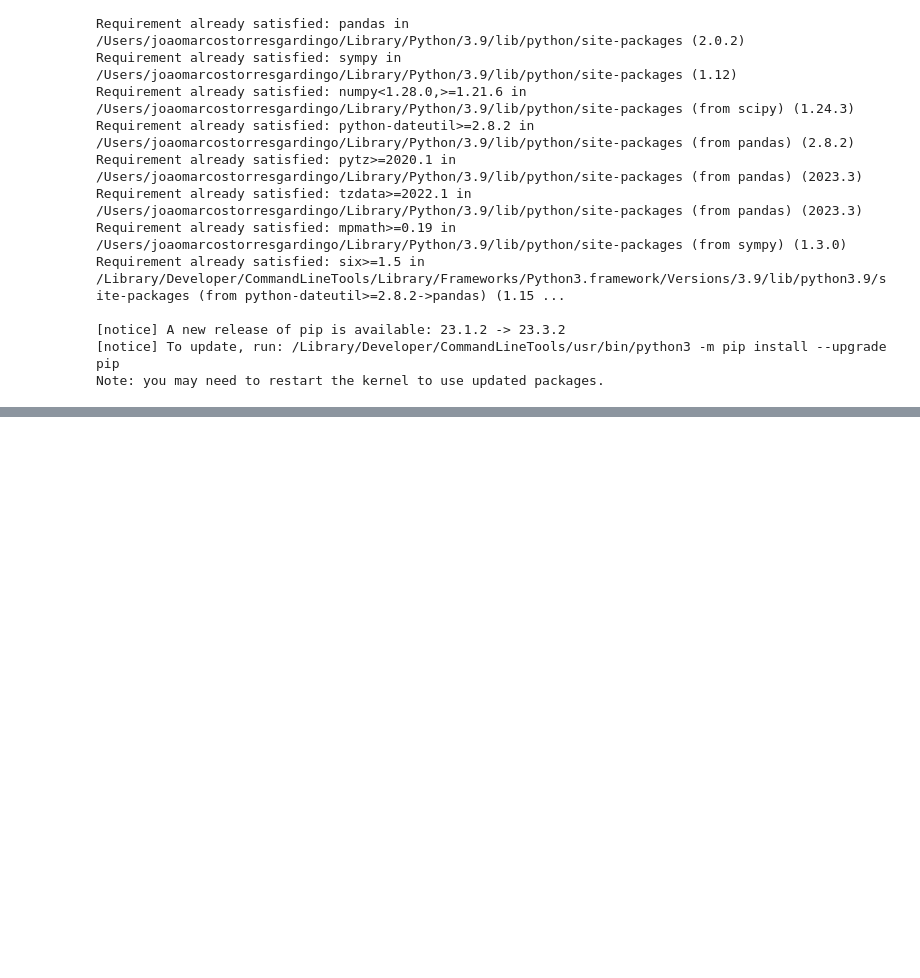
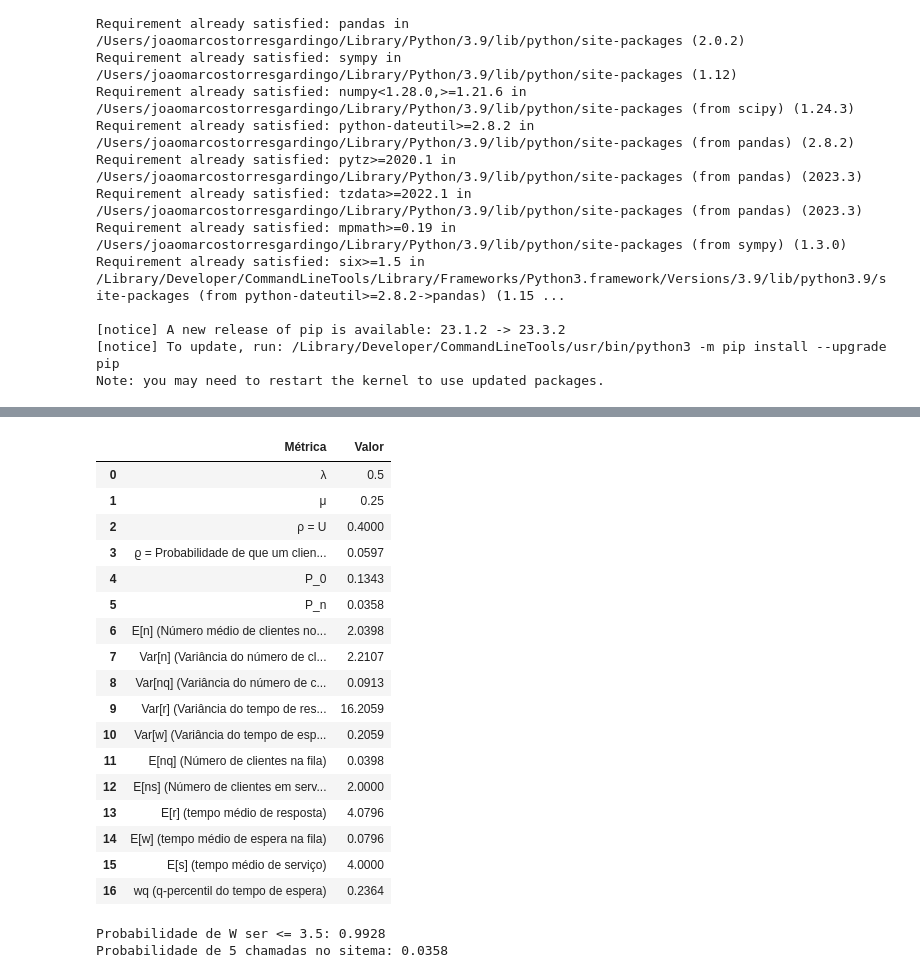
Before and after one commit to joaomarcostg/ADS, a Jupyter notebook: p2.ipynb, the cells around one changed output, grey strips where cells are left out. Drawn from its saved outputs; the diff is of its cells as text; code cells hidden in the pictures; blank space fills up the shorter version.

```diff
--- a/p2.ipynb
+++ b/p2.ipynb
@@ -1683,0 +1244,45 @@ display(pd.DataFrame(list(results.items()), columns=['Metric', 'Value']))
+# %%
+S = 4 # minutos
+mu = 1/S
+lambda_ = 30/60 # chamadas por min
+varrho = 1 - 0.9
+q = 95
+
+# E_w não pode exceder 2 minutos
+# m_p para q = 95% deve ser menor ou igual a 0.5 min (30s)
+
+
+results = calculate_metrics_MMm(lambda_, mu, m=5, n=5, q=95)
+# devem ser contratados 5 agentes para atender os critérios
+m = 5
+rho = lambda_ / (m * mu)
+
+# a porbabilidade do tempo de espera ser menor ou igual a 3.5 minutos é dada por:
+# P(w <= 3.5) = CDF(3.5) ou F_w para o modelo M/M/m
+Prob = F_w_MMm(varrho, m, mu, rho, w=3.5)
+print(f"Probabilidade de W ser <= 3.5: {Prob:.4f}")
+
+# a probabilidade de existirem exatamente 5 chamadas no sistema é o P(n), já calculado pela função acima, com valor de:
+# P(5) = 0.0358 = 3,58%
+print(f"Probabilidade de 5 chamadas no sitema: {results['P_n']}")
+# %% [output]
+|  | Métrica | Valor |
+| 0 | λ | 0.5 |
+| 1 | μ | 0.25 |
+| 2 | ρ = U | 0.4000 |
+| 3 | ϱ = Probabilidade de que um clien... | 0.0597 |
+| 4 | P_0 | 0.1343 |
+| 5 | P_n | 0.0358 |
+| 6 | E[n] (Número médio de clientes no... | 2.0398 |
+| 7 | Var[n] (Variância do número de cl... | 2.2107 |
+| 8 | Var[nq] (Variância do número de c... | 0.0913 |
+| 9 | Var[r] (Variância do tempo de res... | 16.2059 |
+| 10 | Var[w] (Variância do tempo de esp... | 0.2059 |
+| 11 | E[nq] (Número de clientes na fila) | 0.0398 |
+| 12 | E[ns] (Número de clientes em serv... | 2.0000 |
+| 13 | E[r] (tempo médio de resposta) | 4.0796 |
+| 14 | E[w] (tempo médio de espera na fila) | 0.0796 |
+| 15 | E[s] (tempo médio de serviço) | 4.0000 |
+| 16 | wq (q-percentil do tempo de espera) | 0.2364 |
+Probabilidade de W ser <= 3.5: 0.9928
+Probabilidade de 5 chamadas no sitema: 0.0358
```
Also changed, not shown: parts of 19 cells of this notebook, 1 other file.
